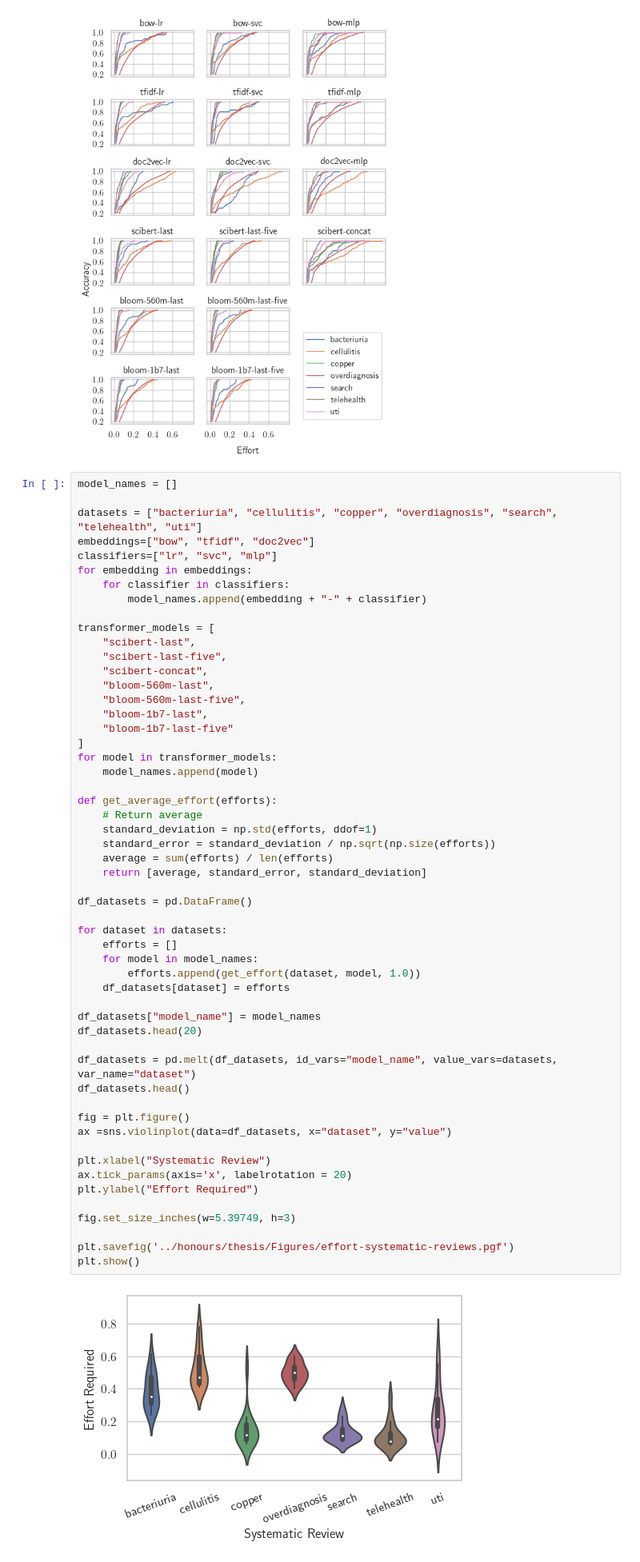
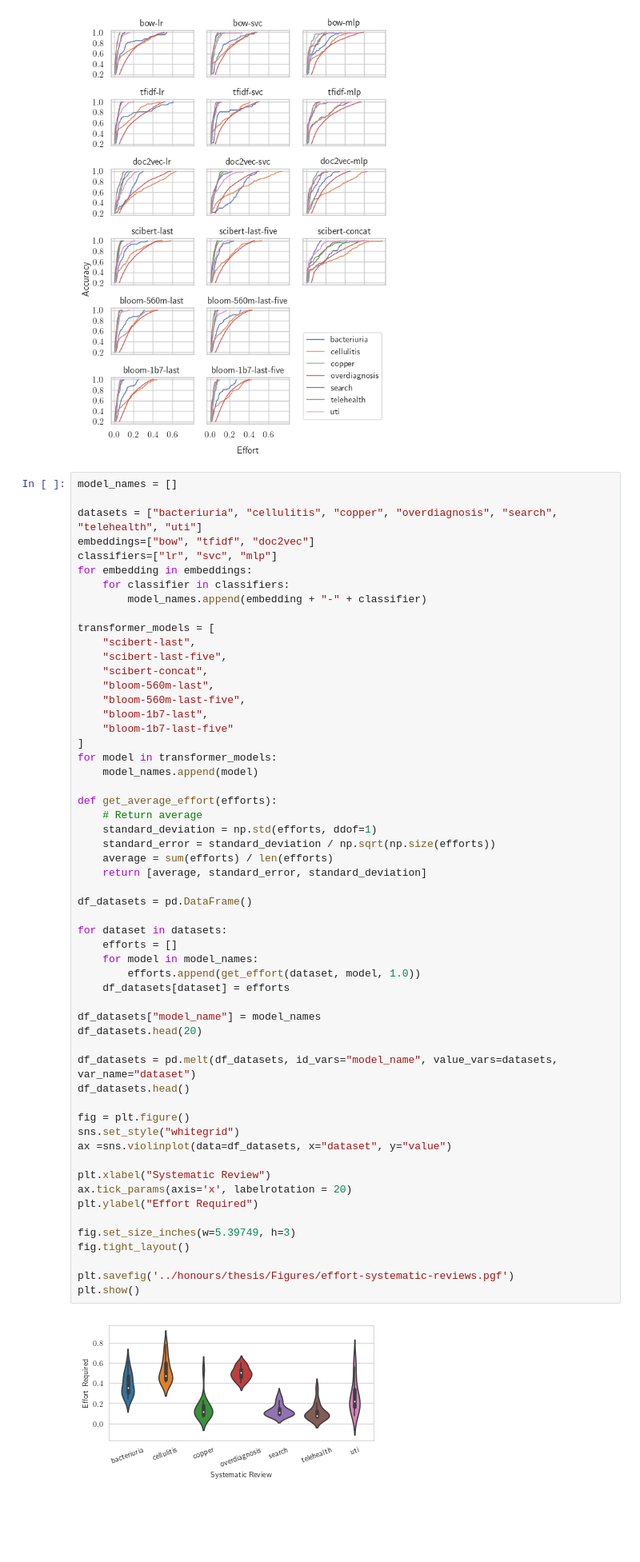
Before and after one commit to connorf25/automated-screening, a Jupyter notebook: stats-analysis.ipynb, the cells around one changed output. Shown at 80% size. Drawn from its saved outputs; the diff is of its cells as text; blank space fills up the shorter version.

Commit message:
Improved scatterplot

```diff
--- a/stats-analysis.ipynb
+++ b/stats-analysis.ipynb
@@ -323,34 +323,36 @@ def get_average_effort(efforts):
     standard_error = standard_deviation / np.sqrt(np.size(efforts))
     average = sum(efforts) / len(efforts)
     return [average, standard_error, standard_deviation]
 
 df_datasets = pd.DataFrame()
 
 for dataset in datasets:
     efforts = []
     for model in model_names:
         efforts.append(get_effort(dataset, model, 1.0))
     df_datasets[dataset] = efforts
 
 df_datasets["model_name"] = model_names
 df_datasets.head(20)
 
 df_datasets = pd.melt(df_datasets, id_vars="model_name", value_vars=datasets, var_name="dataset")
 df_datasets.head()
 
 fig = plt.figure()
+sns.set_style("whitegrid")
 ax =sns.violinplot(data=df_datasets, x="dataset", y="value")
 
 plt.xlabel("Systematic Review")
 ax.tick_params(axis='x', labelrotation = 20)
 plt.ylabel("Effort Required")
 
 fig.set_size_inches(w=5.39749, h=3)
+fig.tight_layout()
 
 plt.savefig('../honours/thesis/Figures/effort-systematic-reviews.pgf')
 plt.show()
 # %% [output]
-[figure, old version]
+[figure, new version]
 # %%
 model_names = []
 
```
Also changed, not shown: parts of 1 cell of this notebook.
